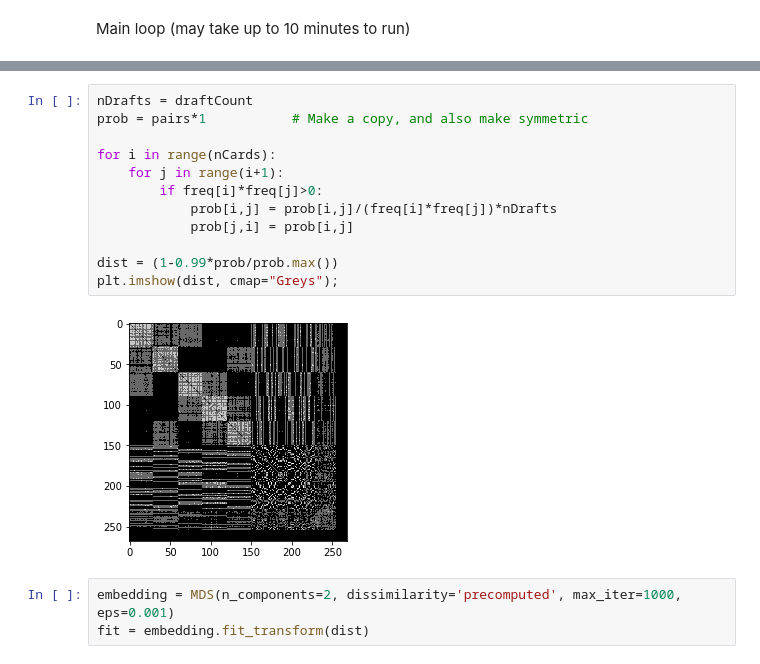
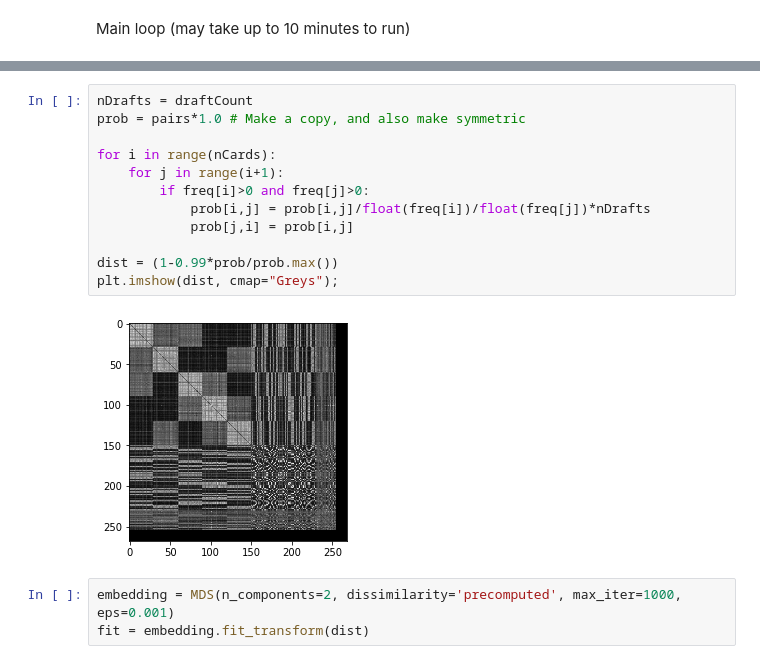
Before and after one commit to khakhalin/MTG, a Jupyter notebook: basic_analysis.ipynb, the cells around one changed output, grey strips where cells are left out. Cells and saved outputs as stored; diff of their text form.

Commit message:
Appropriate RNA update (float error fixed)

```diff
--- a/basic_analysis.ipynb
+++ b/basic_analysis.ipynb
@@ -124,17 +128,17 @@ guidls = np.array(guilds)
 # %%
 nDrafts = draftCount
-prob = pairs*1           # Make a copy, and also make symmetric
+prob = pairs*1.0 # Make a copy, and also make symmetric
 
 for i in range(nCards):
     for j in range(i+1):
-        if freq[i]*freq[j]>0:
-            prob[i,j] = prob[i,j]/(freq[i]*freq[j])*nDrafts
+        if freq[i]>0 and freq[j]>0:
+            prob[i,j] = prob[i,j]/float(freq[i])/float(freq[j])*nDrafts
             prob[j,i] = prob[i,j]
 
 dist = (1-0.99*prob/prob.max())
 plt.imshow(dist, cmap="Greys");
 # %% [output]
-[figure, old version]
+[figure, new version]
 # %%
 embedding = MDS(n_components=2, dissimilarity='precomputed', max_iter=1000, eps=0.001)
 fit = embedding.fit_transform(dist)
```
Also changed, not shown: parts of 10 cells of this notebook, 5 other files.
